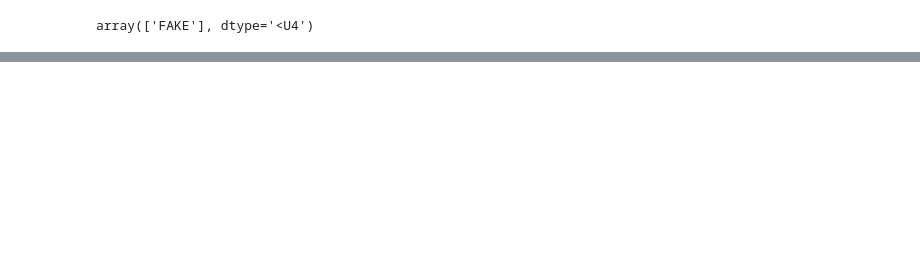
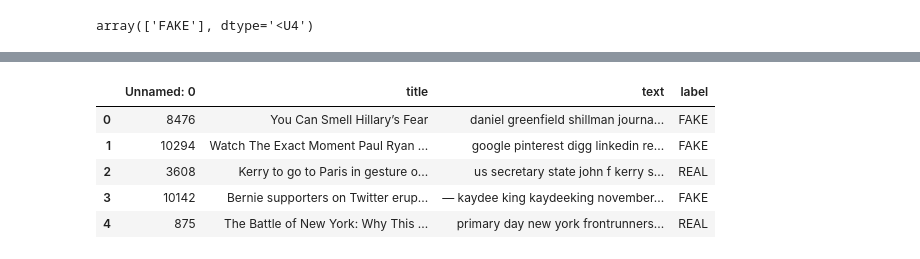
Before and after one commit to MachineLearningWithHuman/NLP-Projects, a Jupyter notebook: fake news prediction/Fake_News_Detection.ipynb, the cells around one changed output, grey strips where cells are left out. Cells and saved outputs as stored; diff of their text form; code cells hidden in the pictures; blank space fills up the shorter version.

```diff
--- a/fake news prediction/Fake_News_Detection.ipynb
+++ b/fake news prediction/Fake_News_Detection.ipynb
@@ -68,0 +165,11 @@ array(['FAKE'], dtype='<U4')
+# %%
+stop = stopwords.words('english')
+df_['text'] = df_['text'].apply(lambda x: ' '.join([word for word in x.split() if word not in (stop)]))
+df_.head()
+# %% [output]
+|  | Unnamed: 0 | title | text | label |
+| 0 | 8476 | You Can Smell Hillary’s Fear | daniel greenfield shillman journa... | FAKE |
+| 1 | 10294 | Watch The Exact Moment Paul Ryan ... | google pinterest digg linkedin re... | FAKE |
+| 2 | 3608 | Kerry to go to Paris in gesture o... | us secretary state john f kerry s... | REAL |
+| 3 | 10142 | Bernie supporters on Twitter erup... | — kaydee king kaydeeking november... | FAKE |
+| 4 | 875 | The Battle of New York: Why This ... | primary day new york frontrunners... | REAL |
```
Also changed, not shown: parts of 44 cells of this notebook.
